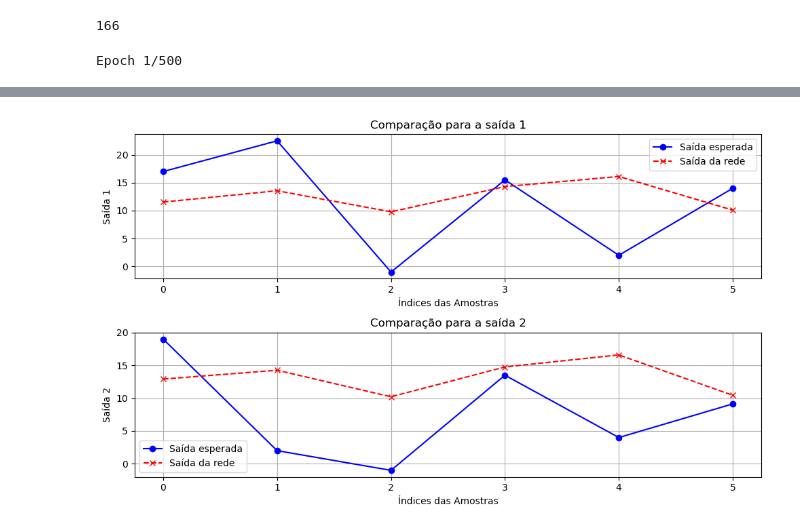
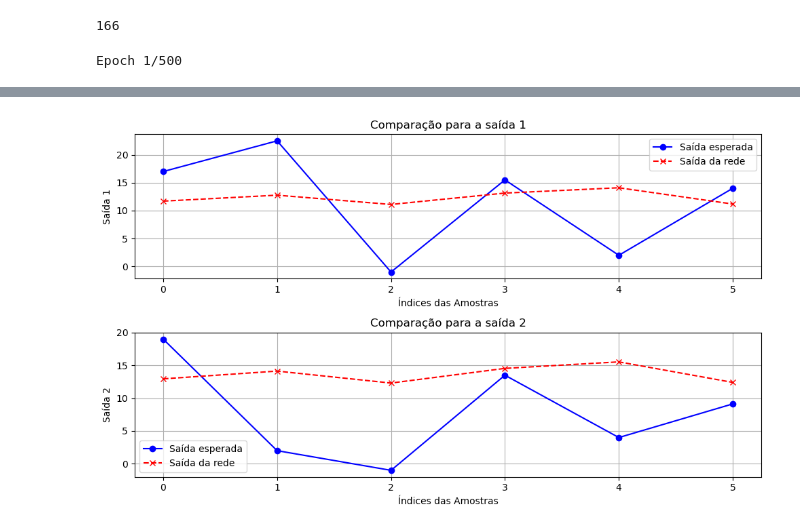
Before and after one commit to Rafa3lAlbuqueruqe/GSEI, a Jupyter notebook: RedesNeuraisMalha/transpos.ipynb, the cells around one changed output, grey strips where cells are left out. Drawn from its saved outputs; the diff is of its cells as text; code cells hidden in the pictures.

```diff
--- a/RedesNeuraisMalha/transpos.ipynb
+++ b/RedesNeuraisMalha/transpos.ipynb
@@ -34,11 +34,14 @@ X.shape[1]
 # %%
 # Criar e configurar o modelo
 model = Sequential()
-model.add(Dense(20, input_dim=X.shape[1], activation='relu'))  # Camada oculta com 10 neurônios
+model.add(Dense(20, input_dim=X.shape[1], activation='relu'))# Camada oculta com 10 neurônios
+model.add(Dense(20, activation='relu'))
+model.add(Dense(20, activation='relu'))
+# model.add(Dense(20, activation='relu'))
 model.add(Dense(Y.shape[1], activation='linear'))  # Camada de saída com 2 neurônios
 
 # Compilar o modelo
-model.compile(optimizer='adam', loss='mean_squared_error')
+model.compile(optimizer='nadam', loss='mean_squared_error')
 
 # Configurar Early Stopping
 early_stopping = EarlyStopping(
@@ -98 +101 @@ Erro médio quadrático (MSE) no conjunto de teste: 76.4172
-[figure, old version]
+[figure, new version]
```
Also changed, not shown: parts of 1 cell of this notebook, 2 other files.
